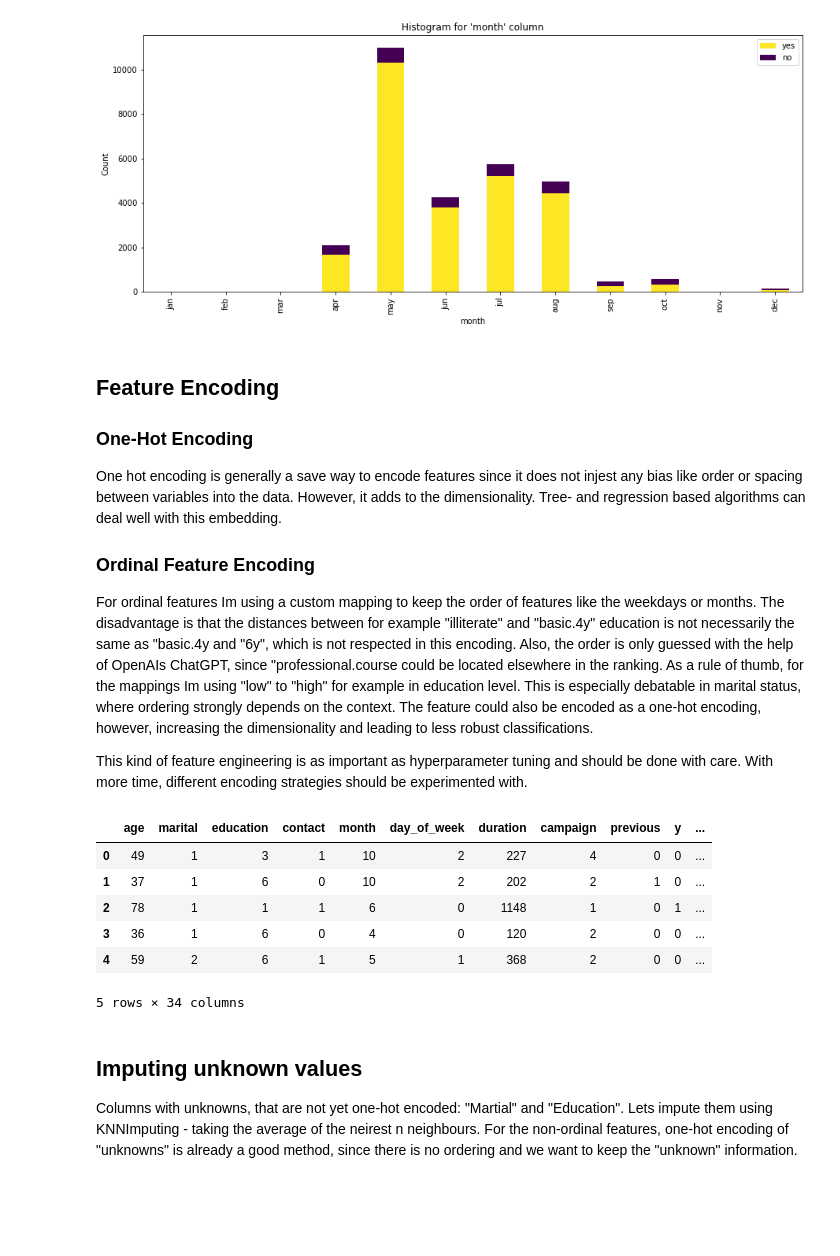
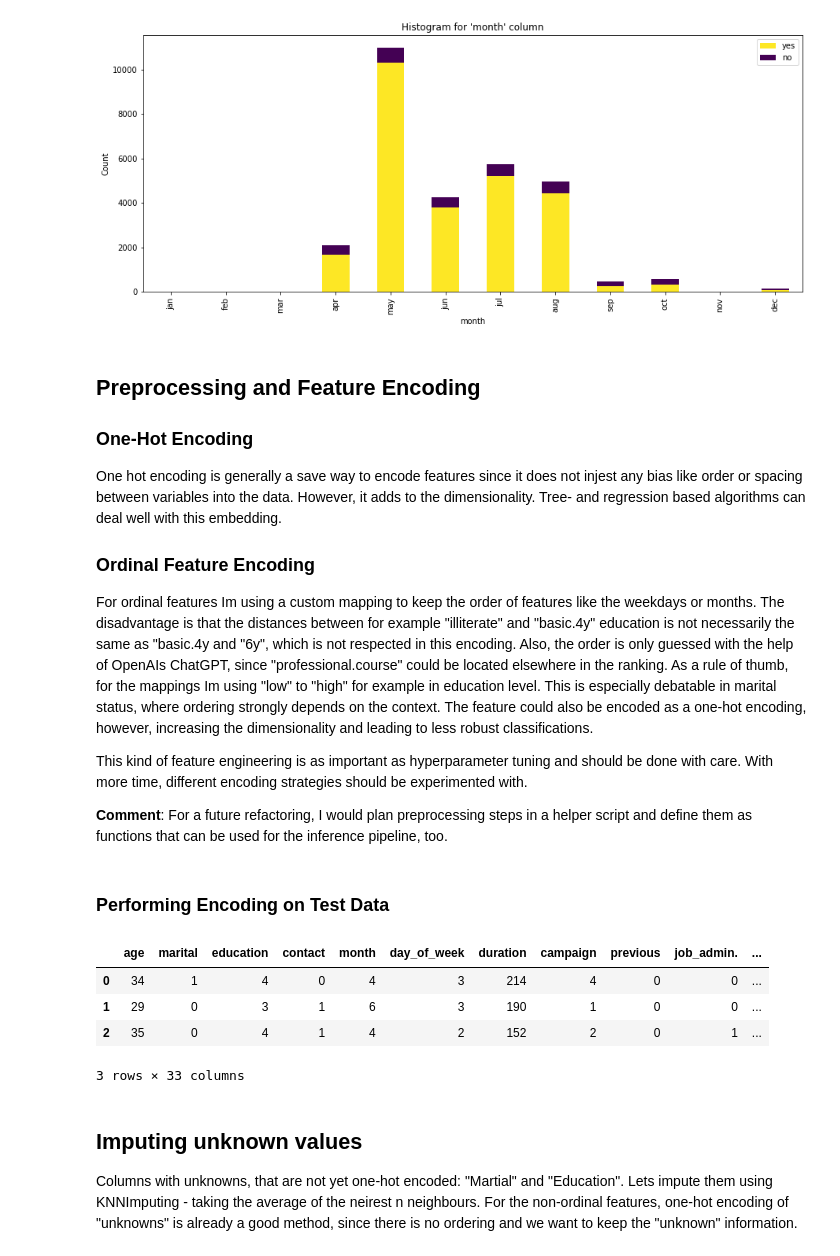
Before and after one commit to BerthoMo/user-behavior, a Jupyter notebook: EDA & Preprocessing.ipynb, the cells around one changed output. Cells and saved outputs as stored; diff of their text form; code cells hidden in the pictures; blank space fills up the shorter version.

```diff
--- a/EDA & Preprocessing.ipynb
+++ b/EDA & Preprocessing.ipynb
@@ -138,16 +135,18 @@ for column in train_df[["month"]]:
 <Figure size 1080x432 with 0 Axes>
 [figure]
 # %% [markdown]
-## Feature Encoding
+## Preprocessing and Feature Encoding
 
 ### One-Hot Encoding
 One hot encoding is generally a save way to encode features since it does not injest any bias like order or spacing between variables into the data. However, it adds to the dimensionality. Tree- and regression based algorithms can deal well with this embedding.
 
 ### Ordinal Feature Encoding
-For ordinal features Im using a custom mapping to keep the order of features like the weekdays or months. The disadvantage is that the distances between for example "illiterate" and "basic.4y" education is not necessarily the same as "basic.4y and "6y", which is not respected in this encoding. Also, the order is only guessed with the help of OpenAIs ChatGPT, since "professional.course could be located elsewhere in the ranking.
+For ordinal features Im using a custom mapping to keep the order of features like the weekdays or months. The disadvantage is that the distances between for example "illiterate" and "basic.4y" education is not necessarily the same as "basic.4y and "6y", which is not respected in this encoding. Also, the order is only guessed with the help of OpenAIs ChatGPT, since "professional.course" could be located elsewhere in the ranking.
 As a rule of thumb, for the mappings Im using "low" to "high" for example in education level. This is especially debatable in marital status, where ordering strongly depends on the context. The feature could also be encoded as a one-hot encoding, however, increasing the dimensionality and leading to less robust classifications.
 
 This kind of feature engineering is as important as hyperparameter tuning and should be done with care. With more time, different encoding strategies should be experimented with.
+
+**Comment**: For a future refactoring, I would plan preprocessing steps in a helper script and define them as functions that can be used for the inference pipeline, too.
 # %%
 # Define the list of columns for one-hot encoding
 one_hot_cols = ['job','default', 'housing', 'loan', 'poutcome']
@@ -172,40 +171,39 @@ encoded_df['education'] = encoded_df['education'].map(category_mapping_education
 encoded_df['marital'] = encoded_df['marital'].map(category_mapping_marital)
 encoded_df['contact'] = encoded_df['contact'].map(category_mapping_contact)
 encoded_df['y'] = encoded_df['y'].map(target_mapping)
-
-colums_excluding_y = ['age', 'marital', 'education', 'contact', 'month', 'day_of_week',
-       'duration', 'campaign', 'previous', 'job_admin.',
-       'job_blue-collar', 'job_entrepreneur', 'job_housemaid',
-       'job_management', 'job_retired', 'job_self-employed', 'job_services',
-       'job_student', 'job_technician', 'job_unemployed', 'job_unknown',
-       'default_no', 'default_unknown', 'default_yes', 'housing_no',
-       'housing_unknown', 'housing_yes', 'loan_no', 'loan_unknown', 'loan_yes',
-       'poutcome_failure', 'poutcome_nonexistent', 'poutcome_success',
-       'season']
-
-# Perform one-hot encoding on test data
-encoded_test_df = pd.get_dummies(test_df, columns=one_hot_cols)
-fill_values = {"marital": "unknown", "education": "unknown"}
-encoded_test_df = encoded_test_df.reindex(columns=colums_excluding_y, fill_value=0)
-encoded_test_df = encoded_test_df.fillna(fill_values)
-
-# Perform categorical encoding on test data
-encoded_test_df['day_of_week'] = encoded_test_df['day_of_week'].map(category_mapping_day_of_week)
-encoded_test_df['month'] = encoded_test_df['month'].map(category_mapping_month)
-encoded_test_df['education'] = encoded_test_df['education'].map(category_mapping_education)
-encoded_test_df['marital'] = encoded_test_df['marital'].map(category_mapping_marital)
-encoded_test_df['contact'] = encoded_test_df['contact'].map(category_mapping_contact)
-
-# Print the transformed DataFrame
-encoded_df.head(5)
-# %% [output]
-|  | age | marital | education | contact | month | day_of_week | duration | campaign | previous | y | ... |
-| 0 | 49 | 1 | 3 | 1 | 10 | 2 | 227 | 4 | 0 | 0 | ... |
-| 1 | 37 | 1 | 6 | 0 | 10 | 2 | 202 | 2 | 1 | 0 | ... |
-| 2 | 78 | 1 | 1 | 1 | 6 | 0 | 1148 | 1 | 0 | 1 | ... |
-| 3 | 36 | 1 | 6 | 0 | 4 | 0 | 120 | 2 | 0 | 0 | ... |
-| 4 | 59 | 2 | 6 | 1 | 5 | 1 | 368 | 2 | 0 | 0 | ... |
-5 rows × 34 columns
+# %% [markdown]
+### Performing Encoding on Test Data
+# %%
+colums_excluding_y = ['age', 'marital', 'education', 'contact', 'month', 'day_of_week',
+       'duration', 'campaign', 'previous', 'job_admin.',
+       'job_blue-collar', 'job_entrepreneur', 'job_housemaid',
+       'job_management', 'job_retired', 'job_self-employed', 'job_services',
+       'job_student', 'job_technician', 'job_unemployed', 'job_unknown',
+       'default_no', 'default_unknown', 'default_yes', 'housing_no',
+       'housing_unknown', 'housing_yes', 'loan_no', 'loan_unknown', 'loan_yes',
+       'poutcome_failure', 'poutcome_nonexistent', 'poutcome_success']
+
+# Perform one-hot encoding on test data
+encoded_test_df = pd.get_dummies(test_df, columns=one_hot_cols)
+fill_values = {"marital": "unknown", "education": "unknown"}
+encoded_test_df = encoded_test_df.reindex(columns=colums_excluding_y, fill_value=0)
+encoded_test_df = encoded_test_df.fillna(fill_values)
+
+# Perform categorical encoding on test data
+encoded_test_df['day_of_week'] = encoded_test_df['day_of_week'].map(category_mapping_day_of_week)
+encoded_test_df['month'] = encoded_test_df['month'].map(category_mapping_month)
+encoded_test_df['education'] = encoded_test_df['education'].map(category_mapping_education)
+encoded_test_df['marital'] = encoded_test_df['marital'].map(category_mapping_marital)
+encoded_test_df['contact'] = encoded_test_df['contact'].map(category_mapping_contact)
+
+# Print the transformed DataFrame
+encoded_test_df.head(3)
+# %% [output]
+|  | age | marital | education | contact | month | day_of_week | duration | campaign | previous | job_admin. | ... |
+| 0 | 34 | 1 | 4 | 0 | 4 | 3 | 214 | 4 | 0 | 0 | ... |
+| 1 | 29 | 0 | 3 | 1 | 6 | 3 | 190 | 1 | 0 | 0 | ... |
+| 2 | 35 | 0 | 4 | 1 | 4 | 2 | 152 | 2 | 0 | 1 | ... |
+3 rows × 33 columns
 # %% [markdown]
 ## Imputing unknown values
 Columns with unknowns, that are not yet one-hot encoded: "Martial" and "Education".
```
Also changed, not shown: parts of 11 cells of this notebook, 5 other files.
